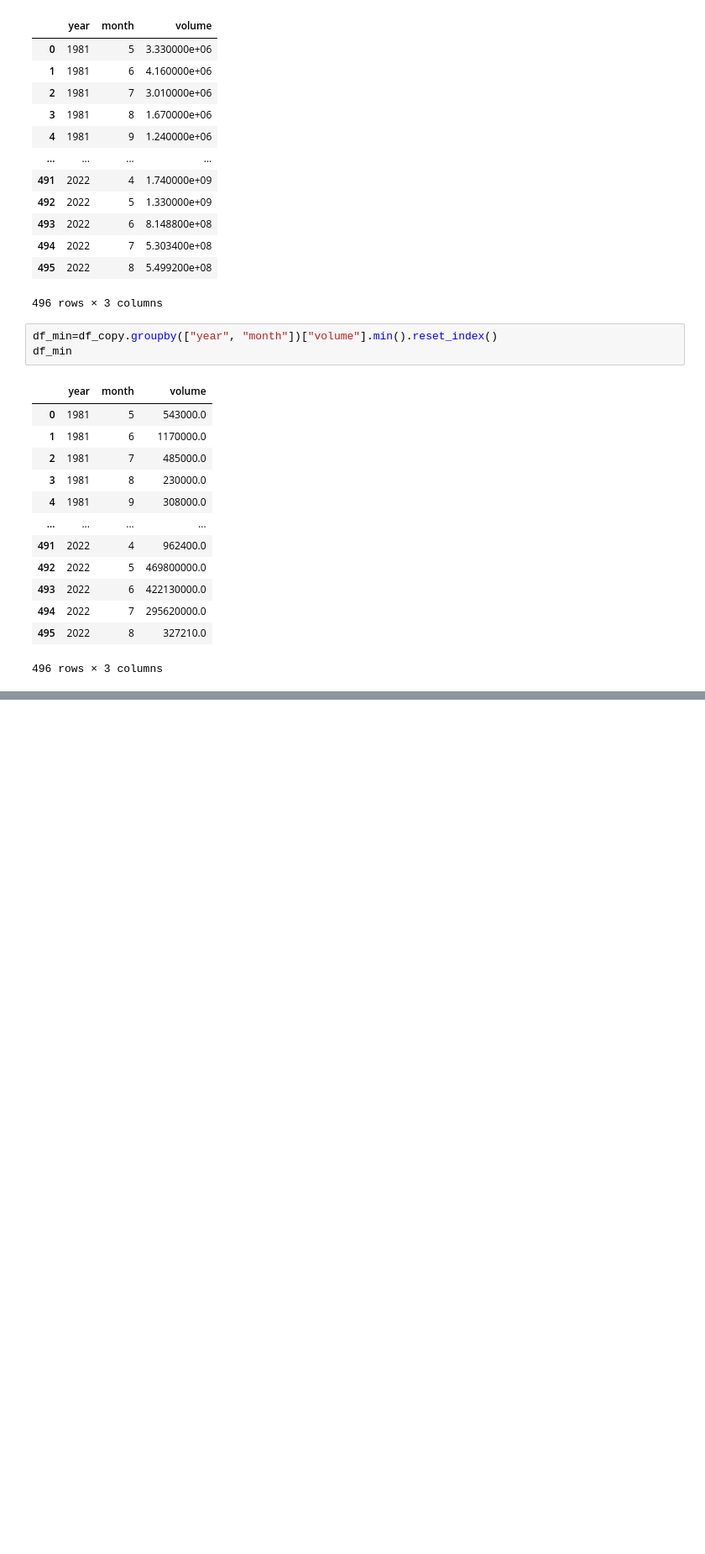
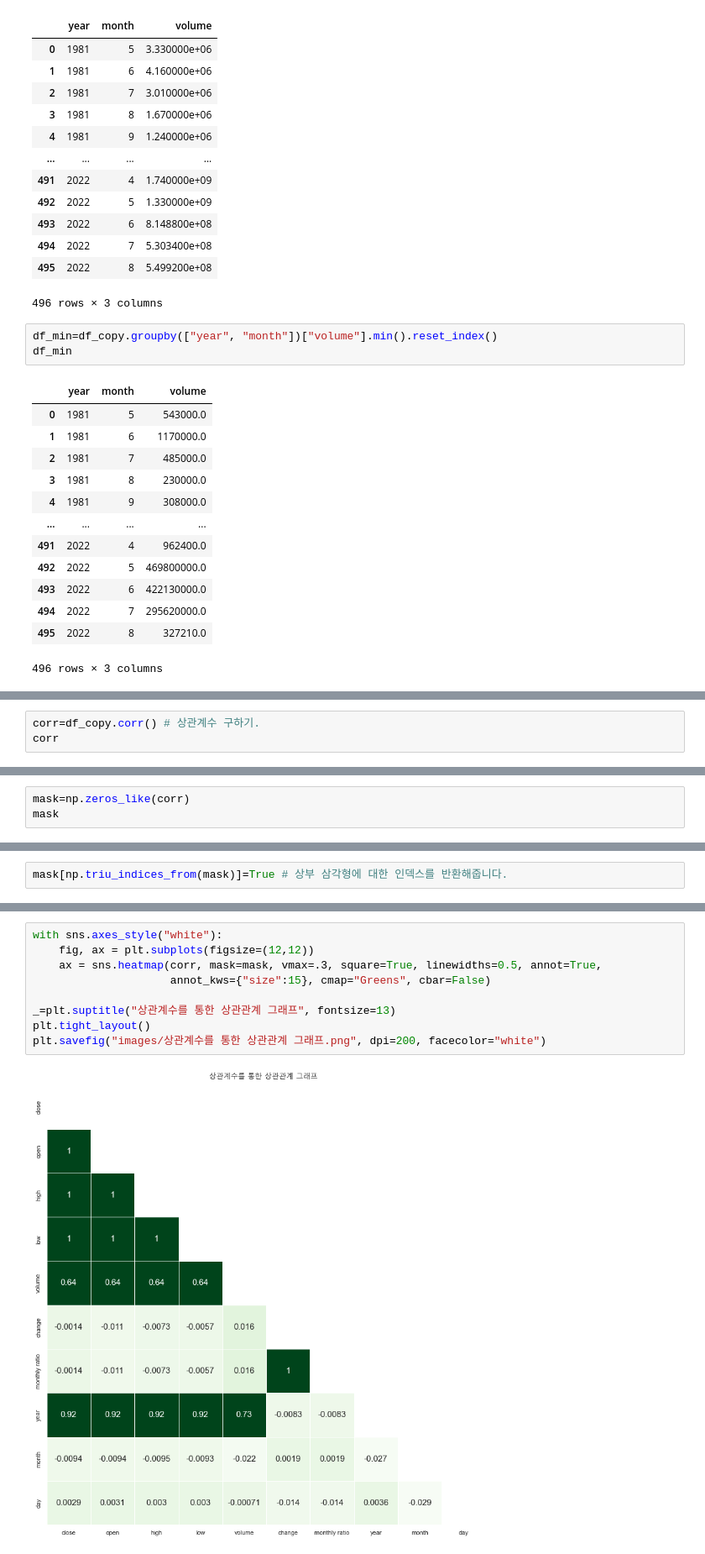
Before and after one commit to NohJeongKim/dacon-kospi, a Jupyter notebook: kospi.ipynb, the cells around one changed output, grey strips where cells are left out. Shown: that part at 84% size. Cells and saved outputs as stored; diff of their text form; blank space fills up the shorter version.

```diff
--- a/kospi.ipynb
+++ b/kospi.ipynb
@@ -240,0 +419,3 @@ array([ 0.,  2.,  4.,  6.,  8., 10., 12., 14.])
+# %%
+corr=df_copy.corr() # 상관계수 구하기.
+corr
@@ -240,0 +434,3 @@ array([ 0.,  2.,  4.,  6.,  8., 10., 12., 14.])
+# %%
+mask=np.zeros_like(corr)
+mask
@@ -240,0 +448,2 @@ array([ 0.,  2.,  4.,  6.,  8., 10., 12., 14.])
+# %%
+mask[np.triu_indices_from(mask)]=True # 상부 삼각형에 대한 인덱스를 반환해줍니다.
@@ -240,0 +463,11 @@ array([ 0.,  2.,  4.,  6.,  8., 10., 12., 14.])
+# %%
+with sns.axes_style("white"):
+    fig, ax = plt.subplots(figsize=(12,12))
+    ax = sns.heatmap(corr, mask=mask, vmax=.3, square=True, linewidths=0.5, annot=True,
+                     annot_kws={"size":15}, cmap="Greens", cbar=False)
+
+_=plt.suptitle("상관계수를 통한 상관관계 그래프", fontsize=13)
+plt.tight_layout()
+plt.savefig("images/상관계수를 통한 상관관계 그래프.png", dpi=200, facecolor="white")
+# %% [output]
+[figure, added]
```
Also changed, not shown: parts of 23 cells of this notebook, 2 other files.
